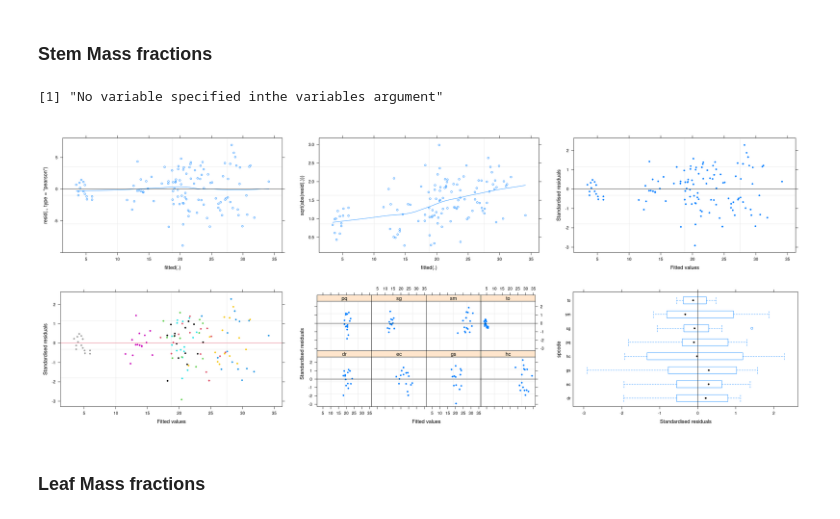
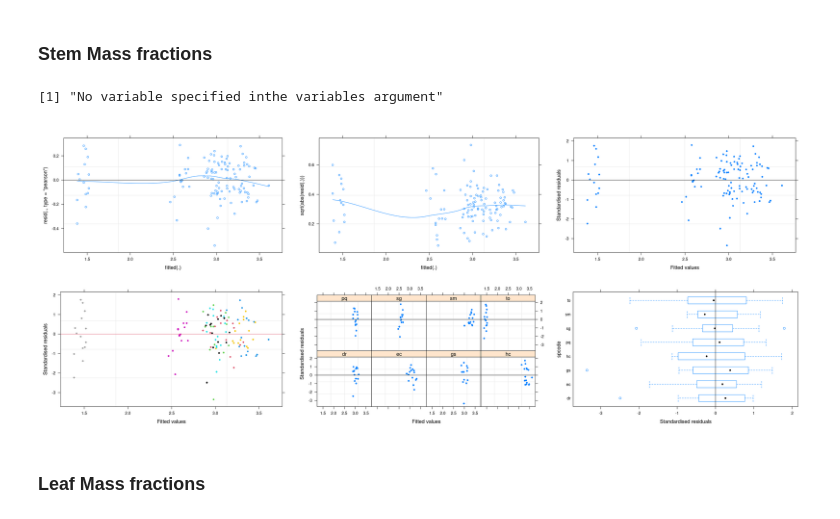
Before and after one commit to ecamo19/shade_house_reproducible_stats, a Jupyter notebook: notebooks/supplementary_figures.ipynb, the cells around one changed output. Drawn from its saved outputs; the diff is of its cells as text; code cells hidden in the pictures.

```diff
--- a/notebooks/supplementary_figures.ipynb
+++ b/notebooks/supplementary_figures.ipynb
@@ -217,7 +196,7 @@ data_for_models <-
 # %%
 # Take response variables names
 response_vars_mass_fractions <-
-    set_names(c("rmf", "smf", "lmf"))
+    set_names(c("rmf", "lmf"))
 
 
 response_vars_mass_fractions
@@ -233,0 +209,13 @@ names(models_mass_fractions)
+# %%
+# Log model
+
+## Root-Shoot ratio
+model_smf_log <- lmer(log(smf) ~ nfixer*treatment + init_height + (1|spcode),
+                         data = data_for_models)
+
+log_model_smf <- list(model_smf_log)
+
+names(log_model_smf) <- "smf_log"
+
+# Append log models to model list
+models_mass_fractions <- append(log_model_smf, models_mass_fractions)
@@ -247,12 +239,12 @@ validation_plots(models_mass_fractions$rmf,
 ### Stem Mass fractions
 # %%
 par(mfrow = c(3,3))
-validation_plots(models_mass_fractions$smf,
+validation_plots(models_mass_fractions$smf_log,
                 data = data_for_models,
                 group = "spcode")
 # %% [output]
 [1] "No variable specified inthe variables argument"
-[figure, old version]
+[figure, new version]
 # %% [markdown]
 ### Leaf Mass fractions
 # %%
```
Also changed, not shown: parts of 25 cells of this notebook, 2 other files.
